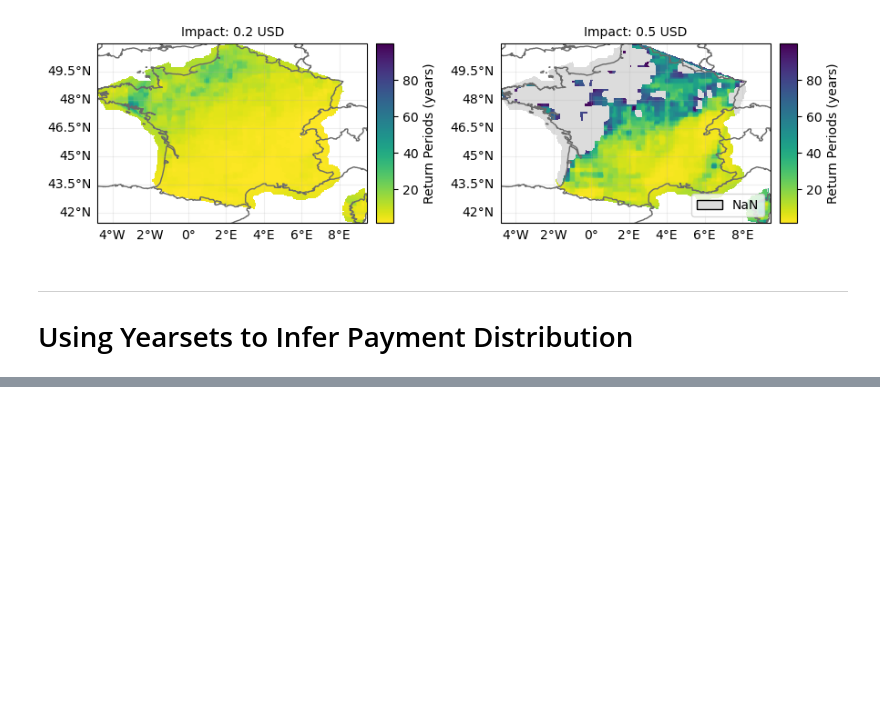
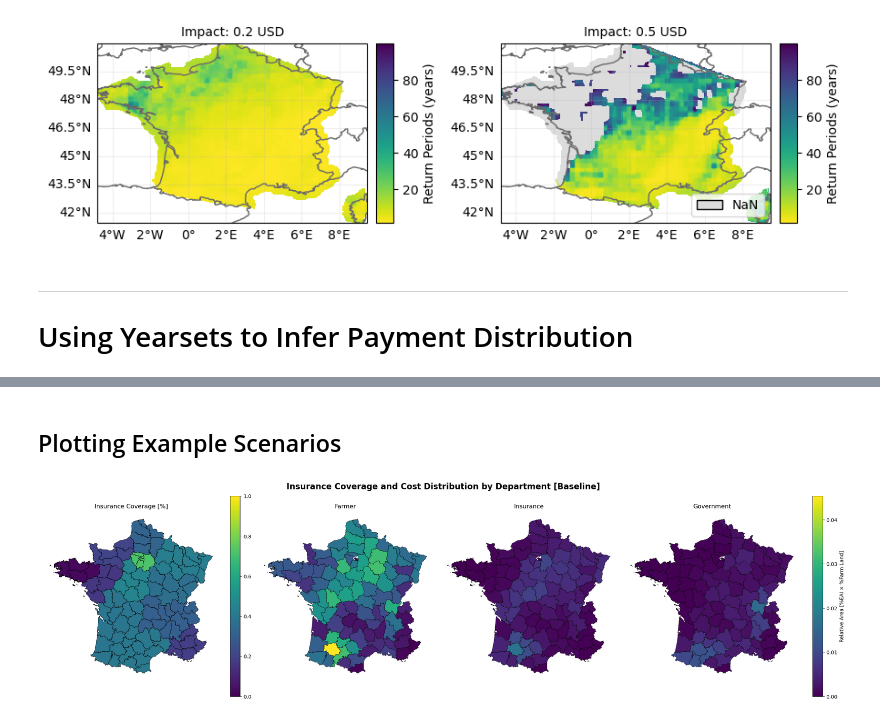
Before and after one commit to arvedluetzen/mus-climada, a Jupyter notebook: notebooks/0520_yearset-scenarios.ipynb, the cells around one changed output, grey strips where cells are left out. Drawn from its saved outputs; the diff is of its cells as text; code cells hidden in the pictures; blank space fills up the shorter version.

```diff
--- a/notebooks/0520_yearset-scenarios.ipynb
+++ b/notebooks/0520_yearset-scenarios.ipynb
@@ -245,3 +245,40 @@ array([<GeoAxes: title={'center': 'Impact: 0.2 USD'}>,
 ---
 
 # Using Yearsets to Infer Payment Distribution
+# %%
+coo = yimp.imp_mat.tocoo()
+
+damage = coo.data
+event_idx = coo.row
+loc_idx = coo.col
+# %%
+def com_who_pays_dense(
+    insurance_loc
+):
+    cond_high = damage >= 0.5
+    cond_mid  = (damage >= 0.2) & (damage < 0.5)
+    cond_low  = damage < 0.2
+
+    F = np.zeros_like(damage)
+    I = np.zeros_like(damage)
+    G = np.zeros_like(damage)
+
+    # Farmer
+    F = (
+        cond_high * ((1 - insurance_loc) * 0.65) +
+        cond_mid  * ((1 - insurance_loc) * 1.0) +
+        cond_low  * 1.0
+    )
+
+    # Insurance
+    I = (
+        cond_high * (insurance_loc * 0.1) +
+        cond_mid  * (insurance_loc * 1.0)
+    )
+
+    # Government
+    G = (
+        cond_high * (insurance_loc * 0.9 + (1 - insurance_loc) * 0.35)
+    )
+
+    return F, I, G
@@ -247,0 +519,2 @@ array([<GeoAxes: title={'center': 'Impact: 0.2 USD'}>,
+# %% [markdown]
+## Plotting Example Scenarios
@@ -247,0 +528,6 @@ array([<GeoAxes: title={'center': 'Impact: 0.2 USD'}>,
+# %%
+f, axs = plot_scenario(scenarios_dict[0], title_addition="[Baseline]")
+
+plt.show()
+# %% [output]
+[figure, added]
```
Also changed, not shown: parts of 13 cells of this notebook.
